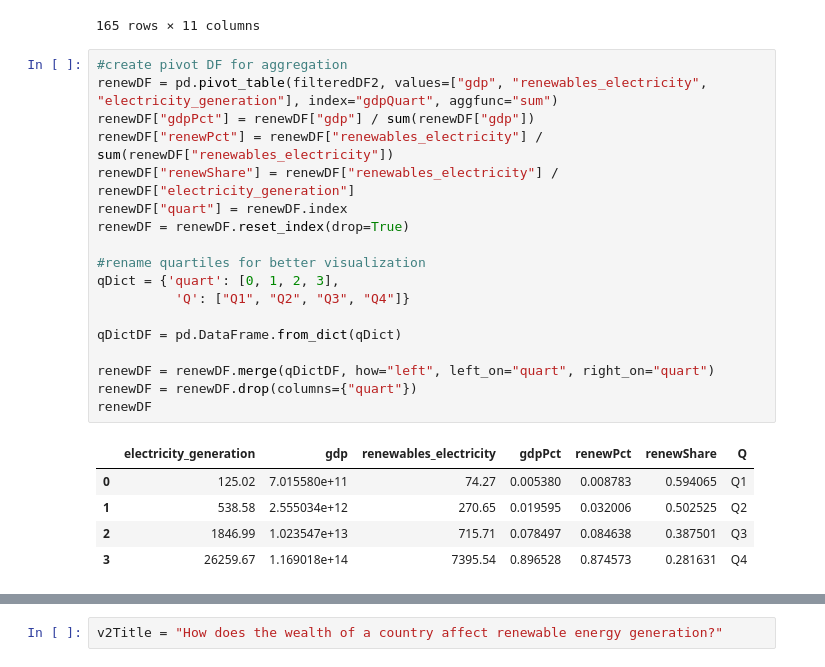
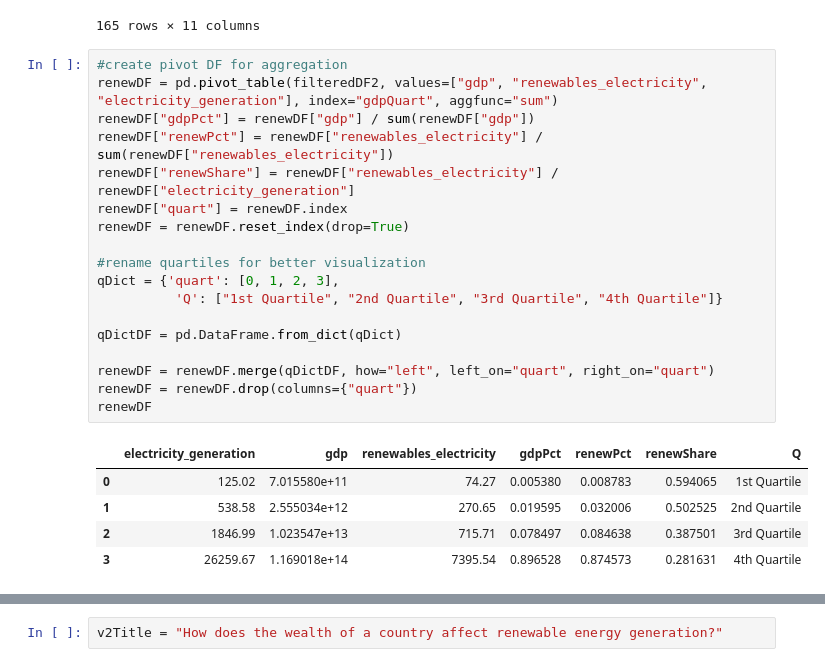
Before and after one commit to chrisdscholz/209R_projects, a Jupyter notebook: Project 2/Project2.ipynb, the cells around one changed output, grey strips where cells are left out. Cells and saved outputs as stored; diff of their text form.

```diff
--- a/Project 2/Project2.ipynb
+++ b/Project 2/Project2.ipynb
@@ -113,27 +128,27 @@ filteredDF2
 # %%
 #create pivot DF for aggregation
 renewDF = pd.pivot_table(filteredDF2, values=["gdp", "renewables_electricity", "electricity_generation"], index="gdpQuart", aggfunc="sum")
 renewDF["gdpPct"] = renewDF["gdp"] / sum(renewDF["gdp"])
 renewDF["renewPct"] = renewDF["renewables_electricity"] / sum(renewDF["renewables_electricity"])
 renewDF["renewShare"] = renewDF["renewables_electricity"] / renewDF["electricity_generation"]
 renewDF["quart"] = renewDF.index
 renewDF = renewDF.reset_index(drop=True)
 
 #rename quartiles for better visualization
 qDict = {'quart': [0, 1, 2, 3],
-          'Q': ["Q1", "Q2", "Q3", "Q4"]}
+          'Q': ["1st Quartile", "2nd Quartile", "3rd Quartile", "4th Quartile"]}
 
 qDictDF = pd.DataFrame.from_dict(qDict)
 
 renewDF = renewDF.merge(qDictDF, how="left", left_on="quart", right_on="quart")
 renewDF = renewDF.drop(columns={"quart"})
 renewDF
 # %% [output]
 |  | electricity_generation | gdp | renewables_electricity | gdpPct | renewPct | renewShare | Q |
-| 0 | 125.02 | 7.015580e+11 | 74.27 | 0.005380 | 0.008783 | 0.594065 | Q1 |
-| 1 | 538.58 | 2.555034e+12 | 270.65 | 0.019595 | 0.032006 | 0.502525 | Q2 |
-| 2 | 1846.99 | 1.023547e+13 | 715.71 | 0.078497 | 0.084638 | 0.387501 | Q3 |
-| 3 | 26259.67 | 1.169018e+14 | 7395.54 | 0.896528 | 0.874573 | 0.281631 | Q4 |
+| 0 | 125.02 | 7.015580e+11 | 74.27 | 0.005380 | 0.008783 | 0.594065 | 1st Quartile |
+| 1 | 538.58 | 2.555034e+12 | 270.65 | 0.019595 | 0.032006 | 0.502525 | 2nd Quartile |
+| 2 | 1846.99 | 1.023547e+13 | 715.71 | 0.078497 | 0.084638 | 0.387501 | 3rd Quartile |
+| 3 | 26259.67 | 1.169018e+14 | 7395.54 | 0.896528 | 0.874573 | 0.281631 | 4th Quartile |
 # %%
 #reshape DF for better visualization
 renewDF1 = renewDF[["gdpPct", "Q"]]
```
Also changed, not shown: parts of 8 cells of this notebook.
